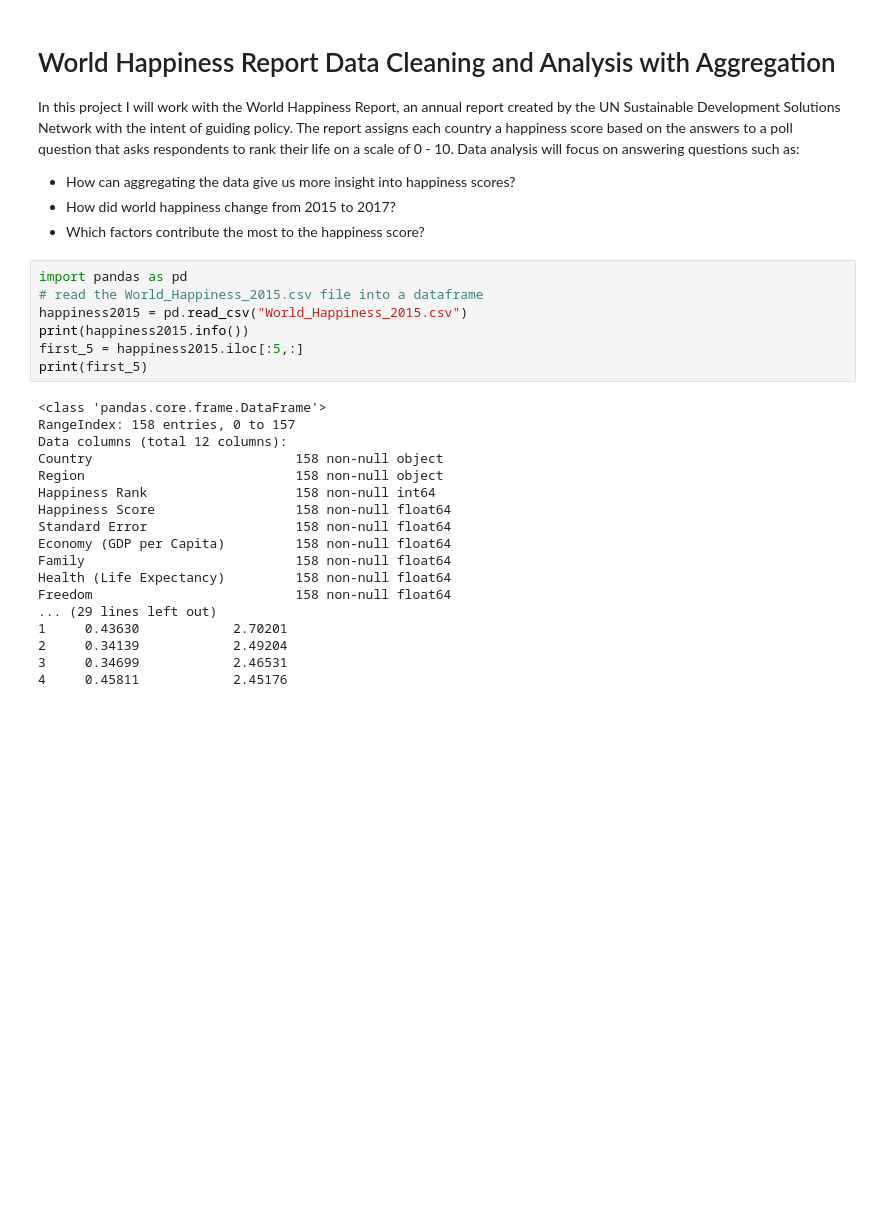
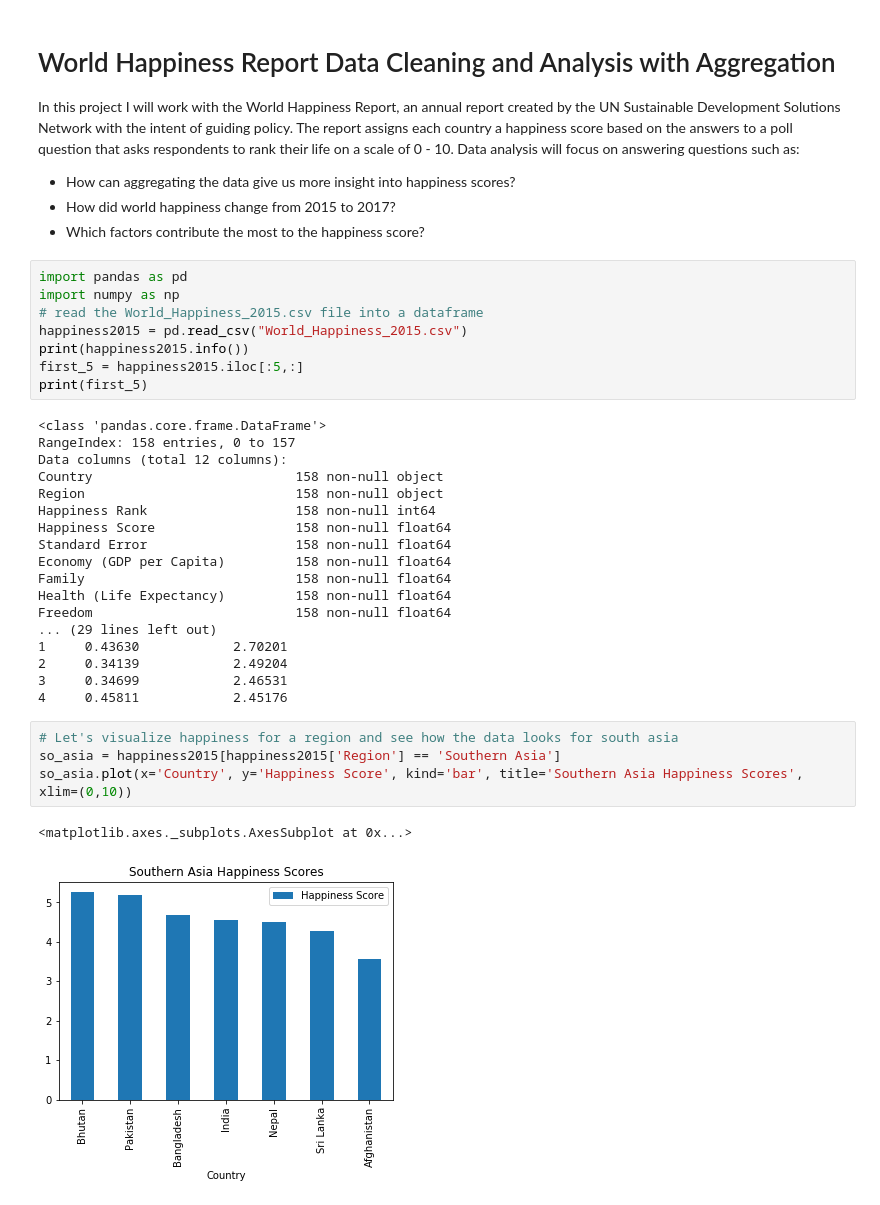
Before and after one commit to srinivasanprashant/World-Happiness-Report, a Jupyter notebook: data-analysis.ipynb, the cells around one changed output. Drawn from its saved outputs; the diff is of its cells as text; blank space fills up the shorter version.

```diff
--- a/data-analysis.ipynb
+++ b/data-analysis.ipynb
@@ -8,6 +8,7 @@ In this project I will work with the World Happiness Report, an annual report cr
 - Which factors contribute the most to the happiness score?
 # %%
 import pandas as pd
+import numpy as np
 # read the World_Happiness_2015.csv file into a dataframe
 happiness2015 = pd.read_csv("World_Happiness_2015.csv")
 print(happiness2015.info())
@@ -31,3 +32,10 @@ Freedom                          158 non-null float64
 2     0.34139            2.49204
 3     0.34699            2.46531
 4     0.45811            2.45176
+# %%
+# Let's visualize happiness for a region and see how the data looks for south asia
+so_asia = happiness2015[happiness2015['Region'] == 'Southern Asia']
+so_asia.plot(x='Country', y='Happiness Score', kind='bar', title='Southern Asia Happiness Scores', xlim=(0,10))
+# %% [output]
+<matplotlib.axes._subplots.AxesSubplot at 0x...>
+[figure, added]
```
Also changed, not shown: parts of 3 cells of this notebook.
